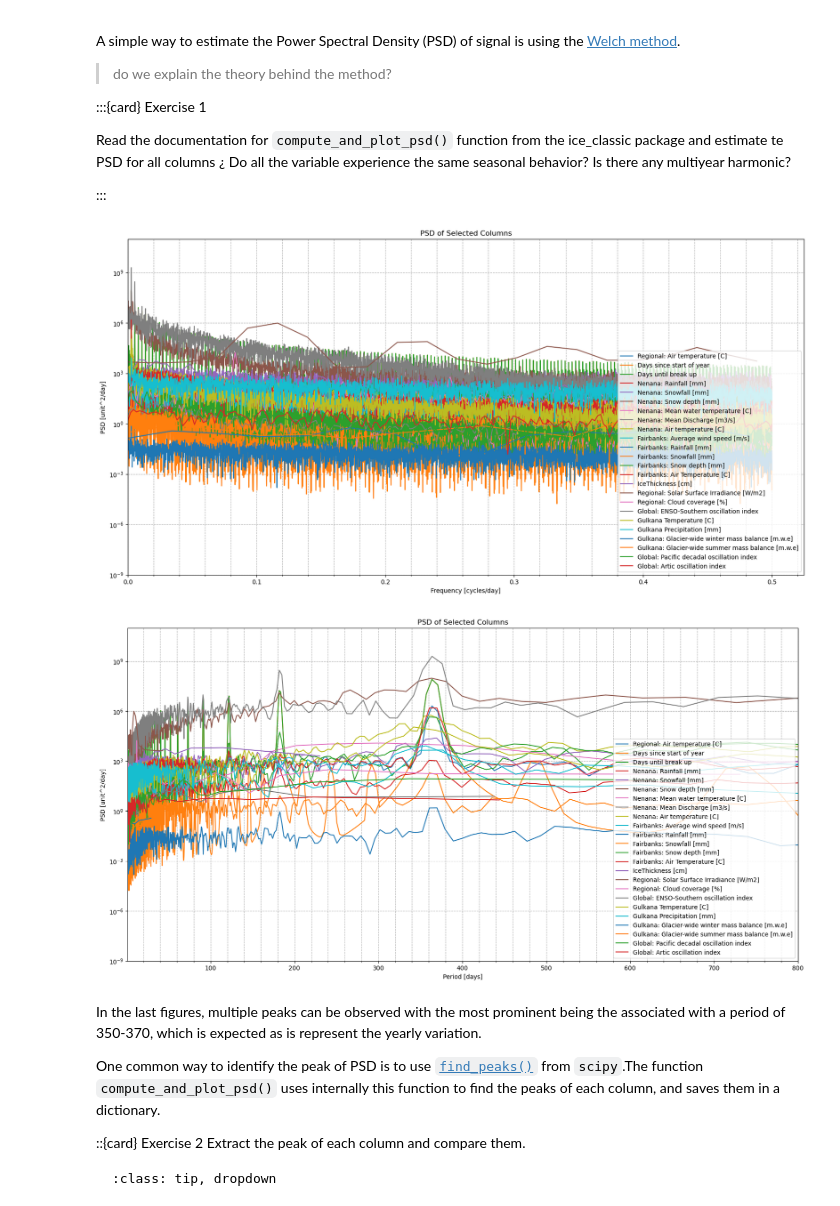
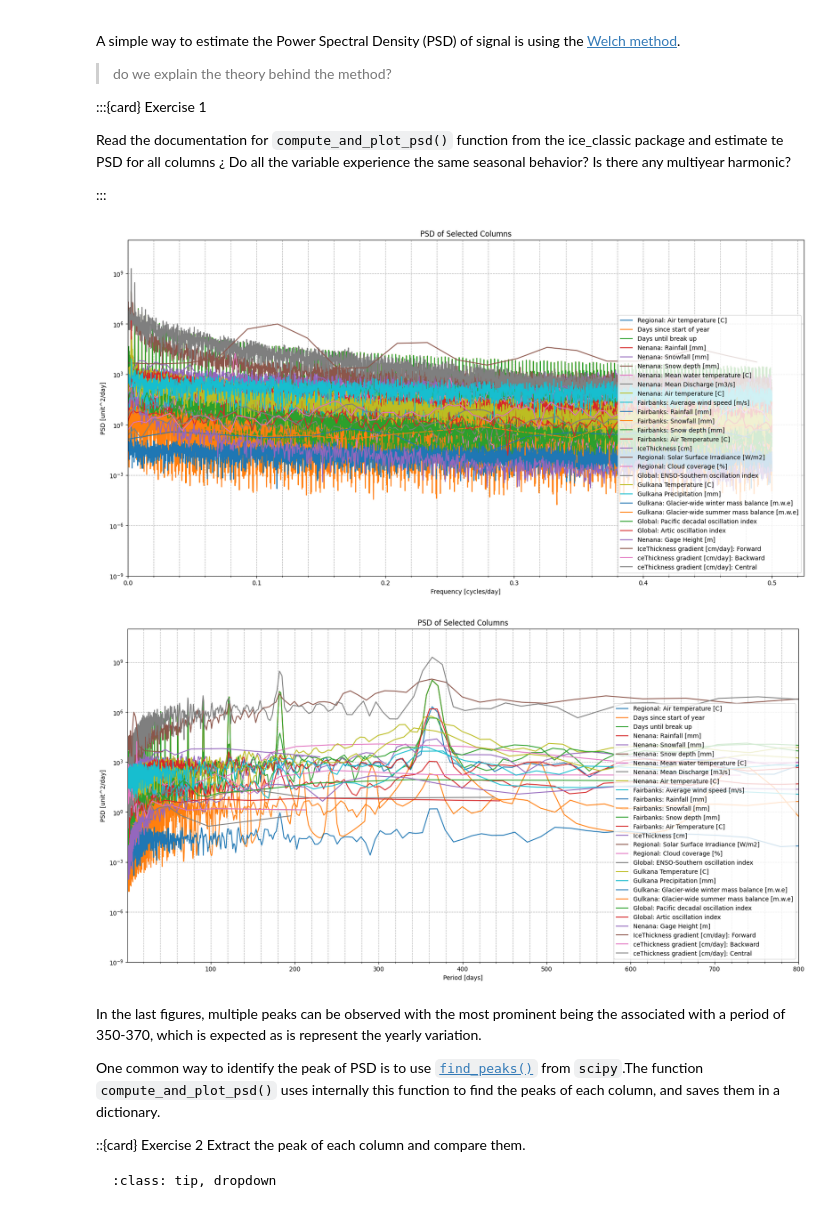
Before and after one commit to iceclassic/mude, a Jupyter notebook: book/Part_1/Signal_processing.ipynb, the cells around one changed output. Drawn from its saved outputs; the diff is of its cells as text; code cells hidden in the pictures.

```diff
--- a/book/Part_1/Signal_processing.ipynb
+++ b/book/Part_1/Signal_processing.ipynb
@@ -6,13 +6,10 @@ import pandas as pd
 import numpy as np
 from funciones import*
 import matplotlib.pyplot as plt
-import funciones
-
+import iceclassic as ice
 
 from importlib import reload
 
-Data=pd.read_csv("../../data/Time_series_DATA.txt",skiprows=149,index_col=0,sep='\t')
+file3=ice.import_data_browser('https://raw.githubusercontent.com/iceclassic/mude/main/book/data_files/time_serie_data.txt')
+Data=pd.read_csv(file3,skiprows=162,index_col=0,sep='\t')
 Data.index = pd.to_datetime(Data.index, format="%Y-%m-%d")
-explore_contents(Data,opt={'Sparsity':True,'Info':True,'Time History': False})
-#Data=Data.drop(columns=['Days since start of year','Days until break up','Noisy predicted ice thickness [m]'])
-#Data=pd.read_csv('https://raw.githubusercontent.com/iceclassic/sandbox/main/Data/Time_series_DATA.txt',index_col=0,skiprows=149)
@@ -47,13 +25,13 @@ Read the documentation for `compute_and_plot_psd()` function from the ice_classi
 
 :::
 # %%
-_=compute_and_plot_psd(Data,plot_period=False)
+_=ice.compute_and_plot_psd(Data,plot_period=False)
 
 # given the frequency of our signal, using the period (T) instead of the frequency (1/F) might be better
-PSD_info=compute_and_plot_psd(Data,plot_period=True,find_peaks_kwargs={"distance":100,"threshold":10})
+PSD_info=ice.compute_and_plot_psd(Data,plot_period=True,find_peaks_kwargs={"distance":100,"threshold":10})
 # %% [output]
-[figure, old version]
+[figure, new version]
-[figure, old version]
+[figure, new version]
 # %% [markdown]
 In the last figures, multiple peaks can be observed with the most prominent being the associated with a period of  350-370, which is  expected as is represent the yearly variation.
 
```
Also changed, not shown: parts of 3 cells of this notebook, 3 other files.
